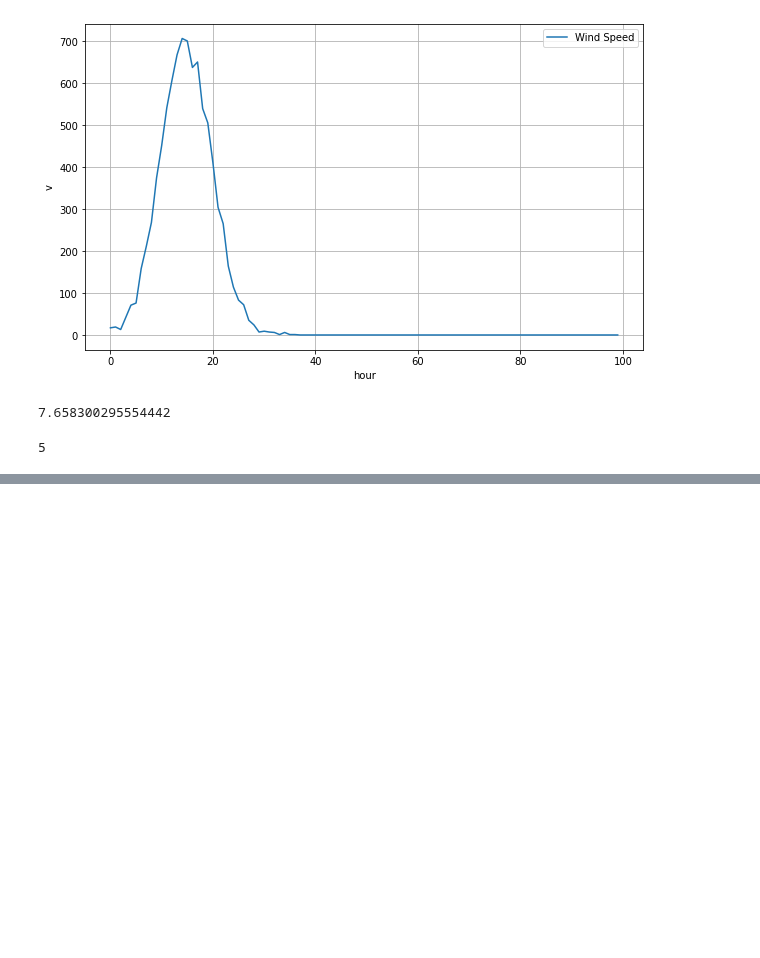
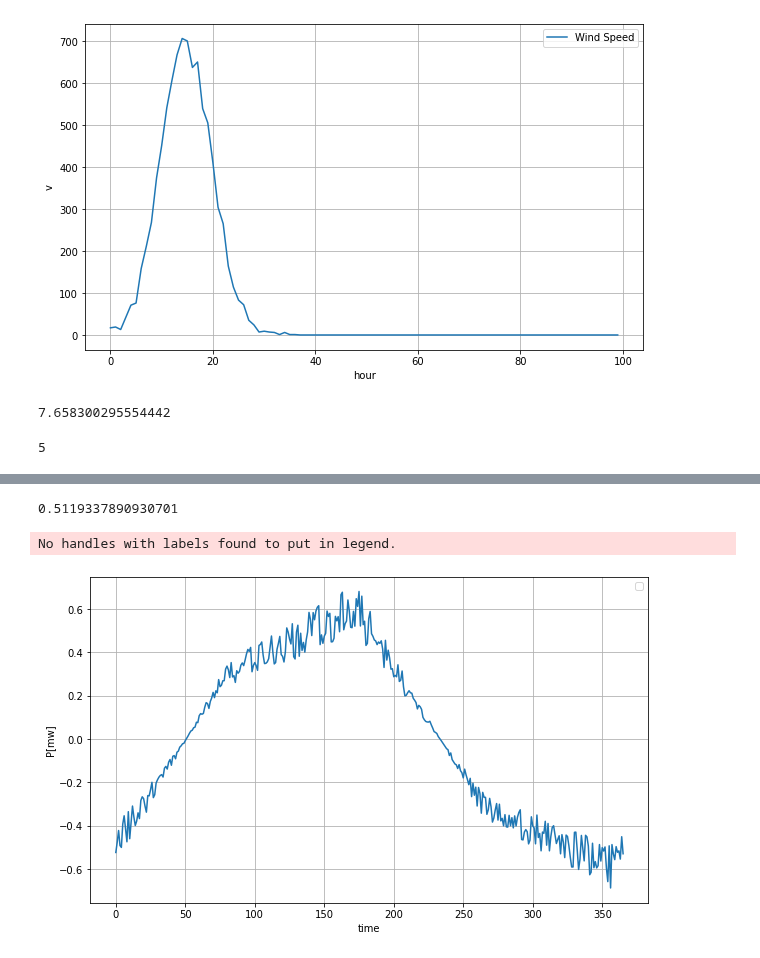
Before and after one commit to MGFO/MGFO, a Jupyter notebook: Simulator_Test.ipynb, the cells around one changed output, grey strips where cells are left out. Drawn from its saved outputs; the diff is of its cells as text; code cells hidden in the pictures; blank space fills up the shorter version.

```diff
--- a/Simulator_Test.ipynb
+++ b/Simulator_Test.ipynb
@@ -461,0 +539,6 @@ int(5.99)
+# %%
+di.add_day(172, [h for h in range(len(user_summer))], user_summer)
+# %%
+di.add_day(264, [h for h in range(len(user_summer))], -0.5*user_summer)
+# %%
+di.add_day(355, [h for h in range(len(user_summer))], -1.0*user_summer)
@@ -461,0 +547,25 @@ int(5.99)
+# %%
+di.simulate({'day': 81, 'hour': 12})
+# %% [output]
+0.5119337890930701
+# %%
+res = [di.simulate({'day':i, 'hour': 15}) for i in range(366)]
+# %%
+fig, ax = plt.subplots(1, 1)
+
+fig.set_size_inches(10,6)
+
+ax.plot(res)
+
+ax.set_xlabel('time')
+ax.set_ylabel('P[mw]')
+
+ax.legend()
+
+ax.grid(True)
+
+
+plt.show()
+# %% [output]
+No handles with labels found to put in legend.
+[figure, added]
```
Also changed, not shown: parts of 15 cells of this notebook, 18 other files.
